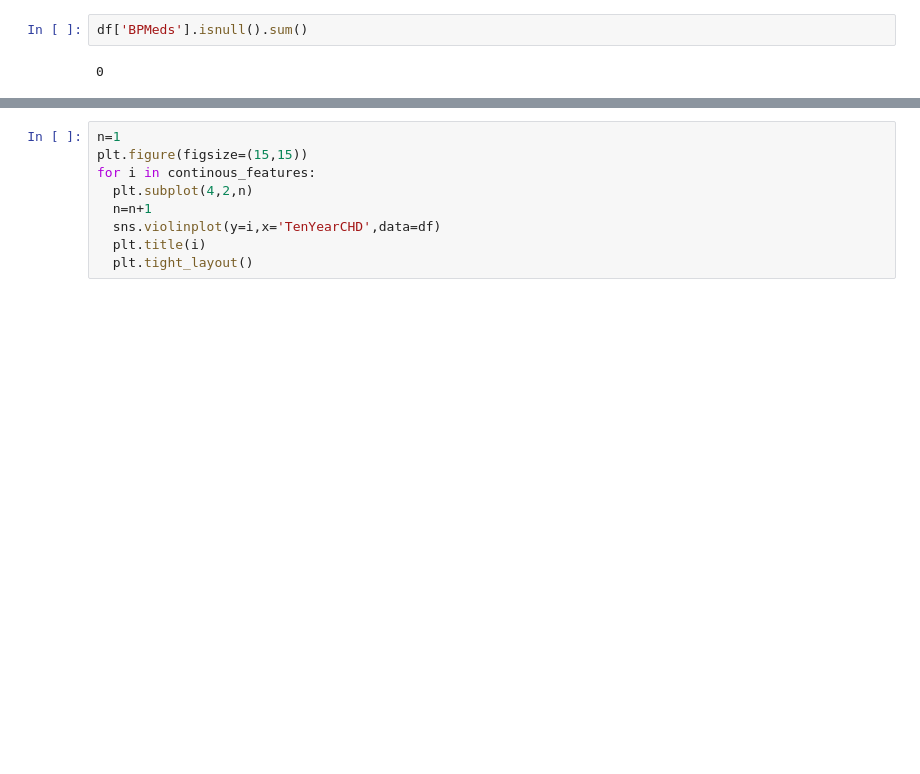
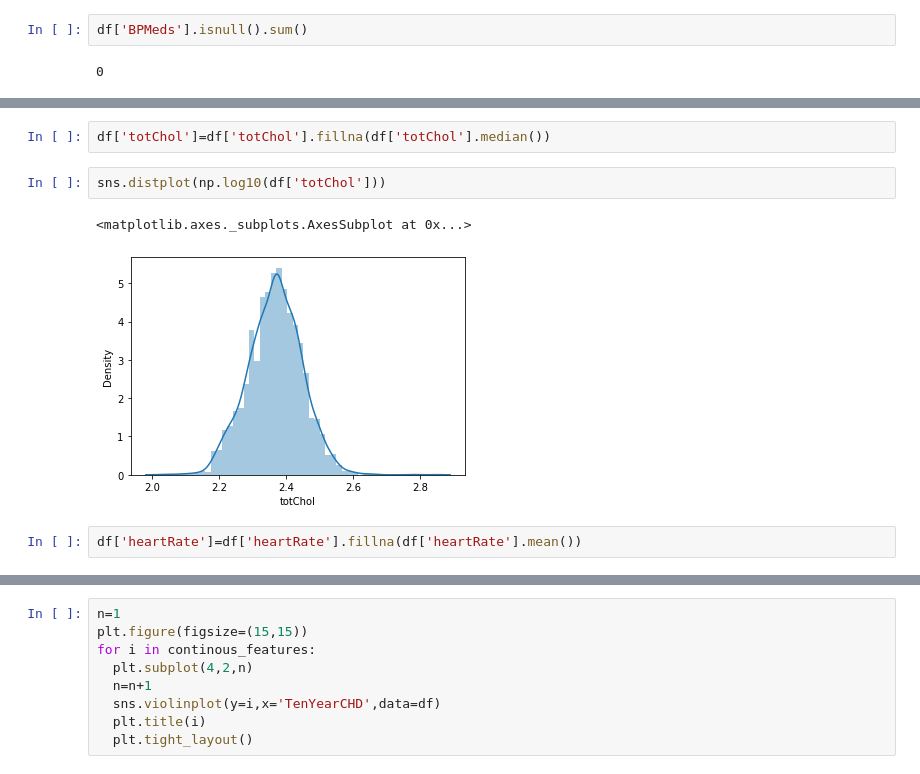
Before and after one commit to dkd99/Cardiovascular-Risk-prediction, a Jupyter notebook: Welcome_To_Colaboratory.ipynb, the cells around one changed output, grey strips where cells are left out. Saved outputs shown, nothing was run; the diff lists cells and outputs as text; blank space fills up the shorter version.

```diff
--- a/Welcome_To_Colaboratory.ipynb
+++ b/Welcome_To_Colaboratory.ipynb
@@ -290,0 +292,9 @@ df['BPMeds'].isnull().sum()
+# %%
+df['totChol']=df['totChol'].fillna(df['totChol'].median())
+# %%
+sns.distplot(np.log10(df['totChol']))
+# %% [output]
+<matplotlib.axes._subplots.AxesSubplot at 0x...>
+[figure, added]
+# %%
+df['heartRate']=df['heartRate'].fillna(df['heartRate'].mean())
```
Also changed, not shown: parts of 18 cells of this notebook.
